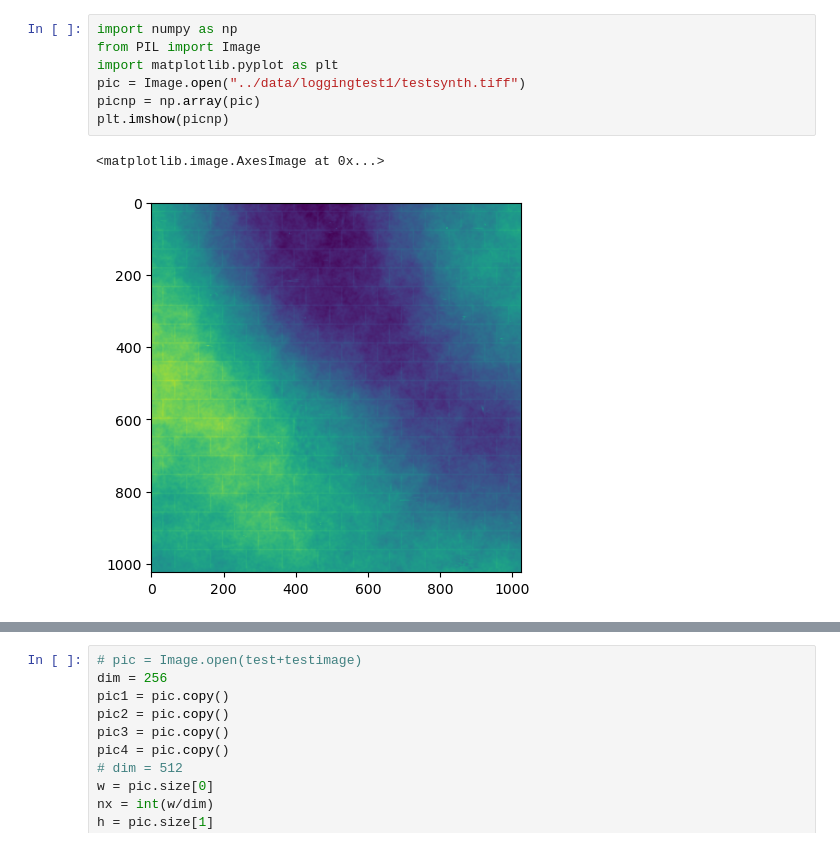
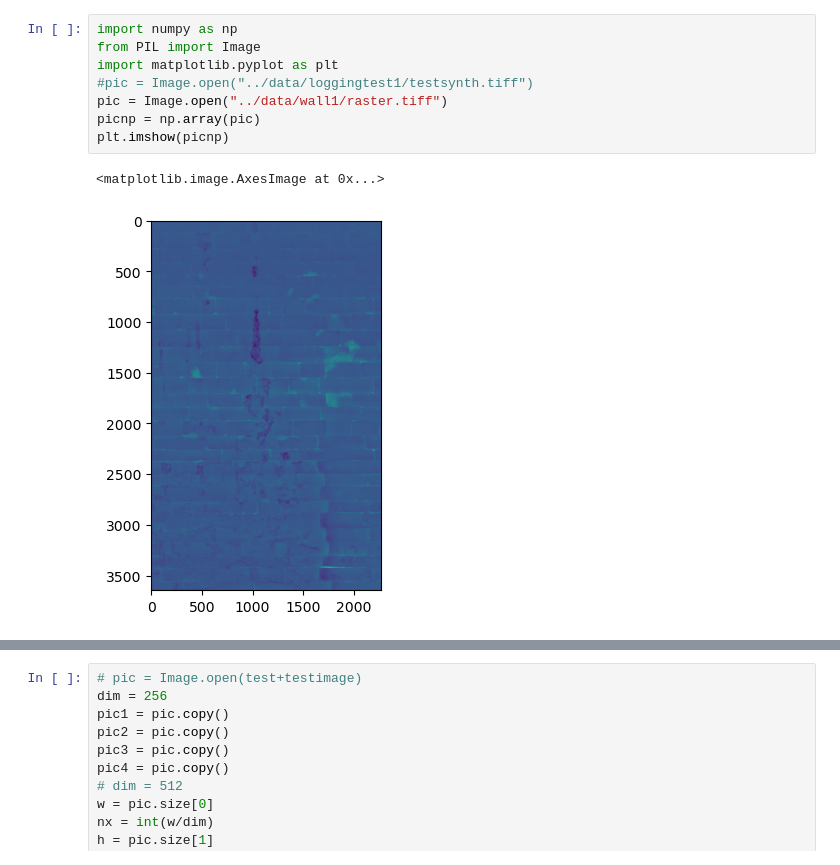
Before and after one commit to Mysterymanreturns/MasonryDefectSegmentation, a Jupyter notebook: openImage.ipynb, the cells around one changed output, grey strips where cells are left out. Drawn from its saved outputs; the diff is of its cells as text.

```diff
--- a/openImage.ipynb
+++ b/openImage.ipynb
@@ -1,10 +1,11 @@
 # %%
 import numpy as np
 from PIL import Image
 import matplotlib.pyplot as plt
-pic = Image.open("../data/loggingtest1/testsynth.tiff")
+#pic = Image.open("../data/loggingtest1/testsynth.tiff")
+pic = Image.open("../data/wall1/raster.tiff")
 picnp = np.array(pic)
 plt.imshow(picnp)
 # %% [output]
 <matplotlib.image.AxesImage at 0x...>
-[figure, old version]
+[figure, new version]
```
Also changed, not shown: parts of 3 cells of this notebook, 2 other files.
